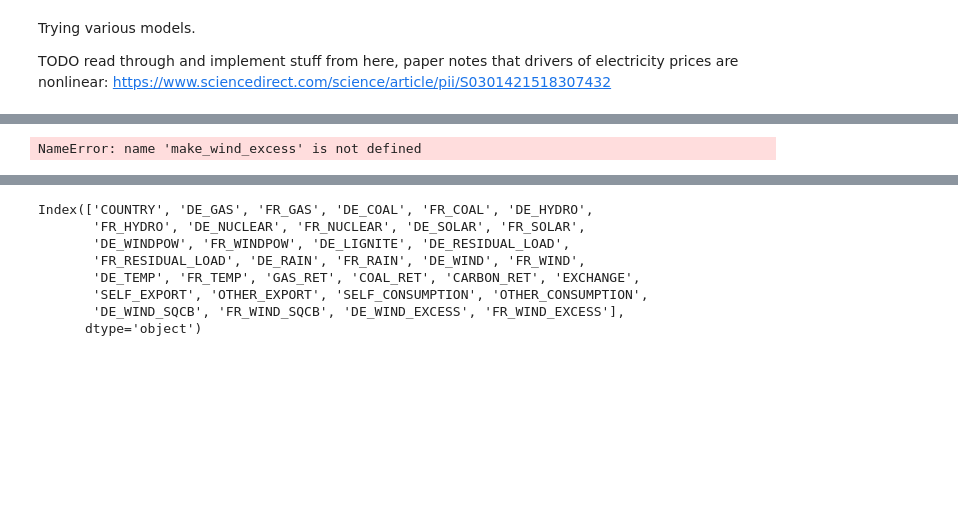
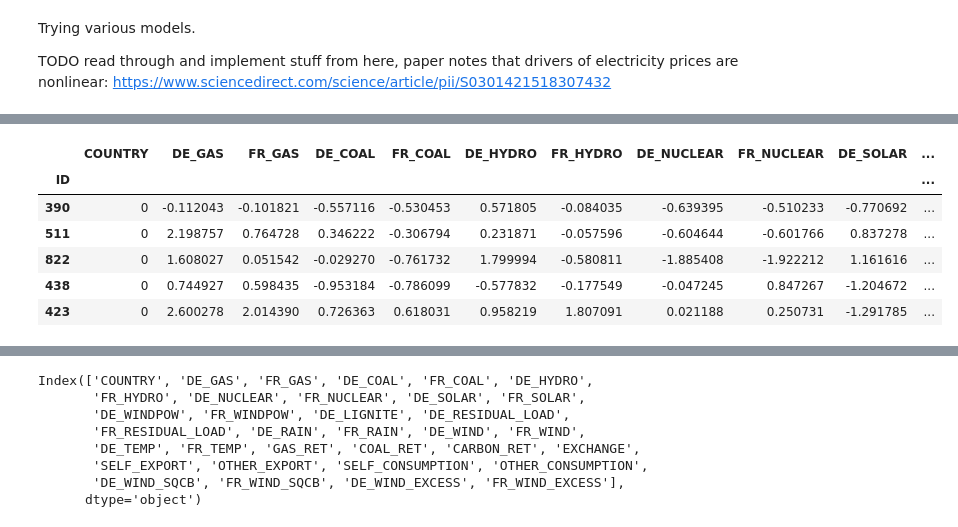
Before and after one commit to 0xandrewdu/qrt_energy, a Jupyter notebook: main.ipynb, the cells around one changed output, grey strips where cells are left out. Drawn from its saved outputs; the diff is of its cells as text; code cells hidden in the pictures; blank space fills up the shorter version.

```diff
--- a/main.ipynb
+++ b/main.ipynb
@@ -102,16 +102,3 @@ from utils import *
 # threshold values for cut-in speeds of German and French wind turbines, respectively.
 de_wind_switch = 1.5
 fr_wind_switch = 1.5
-# %%
-# transforms wind forecasts into right dimensions (reasoning is that wind forecasts would represent net flow of volume, while
-# wind turbines roughly generate energy based on area, so we cube root wind and then square it)
-
-def make_wind_sqcb(data):
-    df = data.copy()
-    df['DE_WIND_SQCB'] = (df['DE_WIND'] - df['DE_WIND'].min()).pow(2.0/3.0)
-    df['FR_WIND_SQCB'] = (df['FR_WIND'] - df['FR_WIND'].min()).pow(2.0/3.0)
-    return df
-
-# determines over- or underproduction of wind power based on forecasts
-
-def wind_sd =()
@@ -348,10 +240,16 @@ x = enum_country(make_wind_sqcb(country_flow((basic_clean(de)))))
 # %%
 # perform train test split after features have been calculated
 x_train, x_test, y_train, y_test = train_test_split(x, y_de['TARGET'], test_size=0.33, random_state=88)
-# %%
-make_wind_excess(x, x_train.index, drop_windpow=False)
-# %% [output]
-NameError: name 'make_wind_excess' is not defined
+# %%
+make_wind_excess(x, x_train.index, drop_windpow=False).loc[x_train.index].head()
+# %% [output]
+|  | COUNTRY | DE_GAS | FR_GAS | DE_COAL | FR_COAL | DE_HYDRO | FR_HYDRO | DE_NUCLEAR | FR_NUCLEAR | DE_SOLAR | ... |
+| ID |  |  |  |  |  |  |  |  |  |  | ... |
+| 390 | 0 | -0.112043 | -0.101821 | -0.557116 | -0.530453 | 0.571805 | -0.084035 | -0.639395 | -0.510233 | -0.770692 | ... |
+| 511 | 0 | 2.198757 | 0.764728 | 0.346222 | -0.306794 | 0.231871 | -0.057596 | -0.604644 | -0.601766 | 0.837278 | ... |
+| 822 | 0 | 1.608027 | 0.051542 | -0.029270 | -0.761732 | 1.799994 | -0.580811 | -1.885408 | -1.922212 | 1.161616 | ... |
+| 438 | 0 | 0.744927 | 0.598435 | -0.953184 | -0.786099 | -0.577832 | -0.177549 | -0.047245 | 0.847267 | -1.204672 | ... |
+| 423 | 0 | 2.600278 | 2.014390 | 0.726363 | 0.618031 | 0.958219 | 1.807091 | 0.021188 | 0.250731 | -1.291785 | ... |
 # %%
 # some post-split work
 
```
Also changed, not shown: parts of 22 cells of this notebook, 1 other file.
